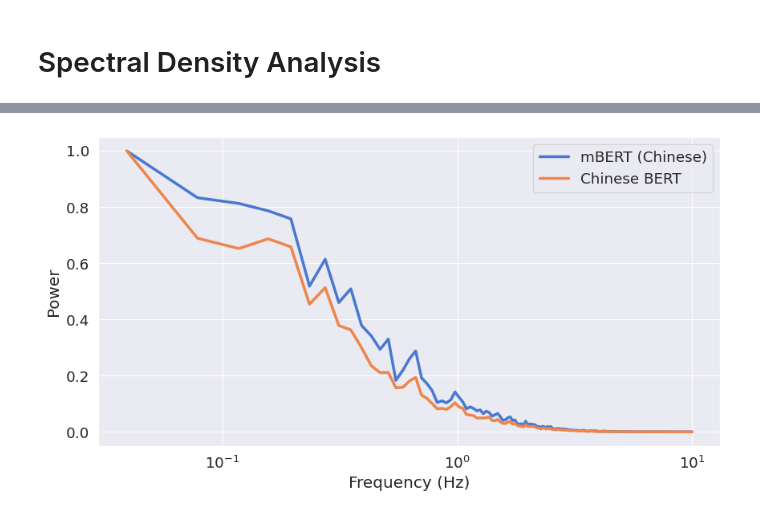
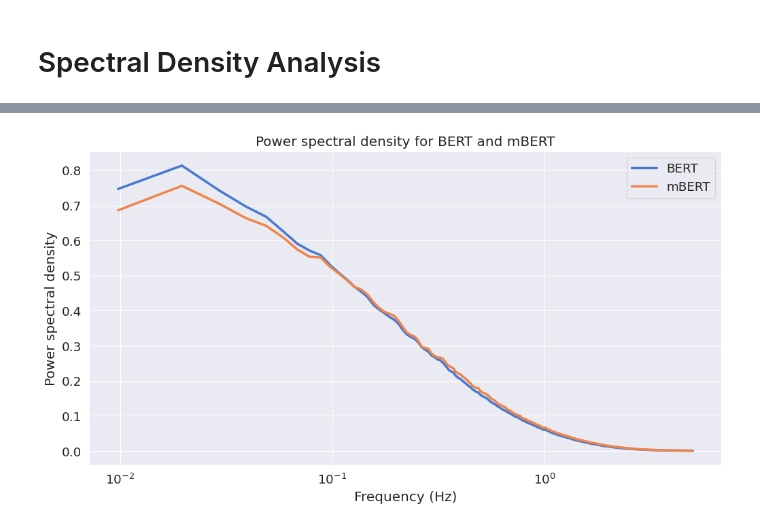
Before and after one commit to bramantyois/timescales_filtering, a Jupyter notebook: notebooks/00_spectral_analysis/00_BERT-mBERT_en.ipynb, the cells around one changed output, grey strips where cells are left out. Saved outputs shown, nothing was run; the diff lists cells and outputs as text; code cells hidden in the pictures.

Commit message:
spectral analysis update

```diff
--- a/notebooks/00_spectral_analysis/00_BERT-mBERT_en.ipynb
+++ b/notebooks/00_spectral_analysis/00_BERT-mBERT_en.ipynb
@@ -45,8 +45,8 @@ from config import config_plotting
 # %%
 config_plotting(context="paper", palette="muted")
 # %%
-fft_size = 512
-sr = 40
+fft_size = 1024
+sr = 10
 
 upsampling_method = "linear"
 normalized_psd = True
@@ -105,5 +106,5 @@ def compute_psd_per_channel(story_data: dict, story_list: List = train_stories):
 
     return f, psds
 # %%
-f, bert_periodograms = compute_psd_per_channel(story_data_bert_en, story_list = all_stories)
-f, mbert_periodograms = compute_psd_per_channel(story_data_mbert_en, story_list = all_stories)
+f, bert_periodograms = compute_psd_per_channel(story_data_bert_en, story_list = train_stories)
+f, mbert_periodograms = compute_psd_per_channel(story_data_mbert_en, story_list = train_stories)
@@ -177,9 +111,18 @@ plot_psds(
-# %%
-plot_psds(
-    psd_zh_m,
-    psd_zh_zh,
-    normalized=normalized_psd,
-    labels=["mBERT (Chinese)", "Chinese BERT"],
-)
-# %% [output]
-[figure, removed]
+# %%
+# plot PSDs for BERT and mBERT
+plt.figure(figsize=(12, 6))
+
+plt.plot(f[1:], np.mean(bert_periodograms, axis=0)[1:], label="BERT")
+plt.plot(f[1:], np.mean(mbert_periodograms, axis=0)[1:], label="mBERT")
+
+plt.xlabel("Frequency (Hz)")
+plt.ylabel("Power spectral density")
+plt.title("Power spectral density for BERT and mBERT")
+
+# log scale
+plt.xscale("log")
+
+plt.legend()
+plt.show()
+# %% [output]
+[figure, added]
```
Also changed, not shown: parts of 17 cells of this notebook.
